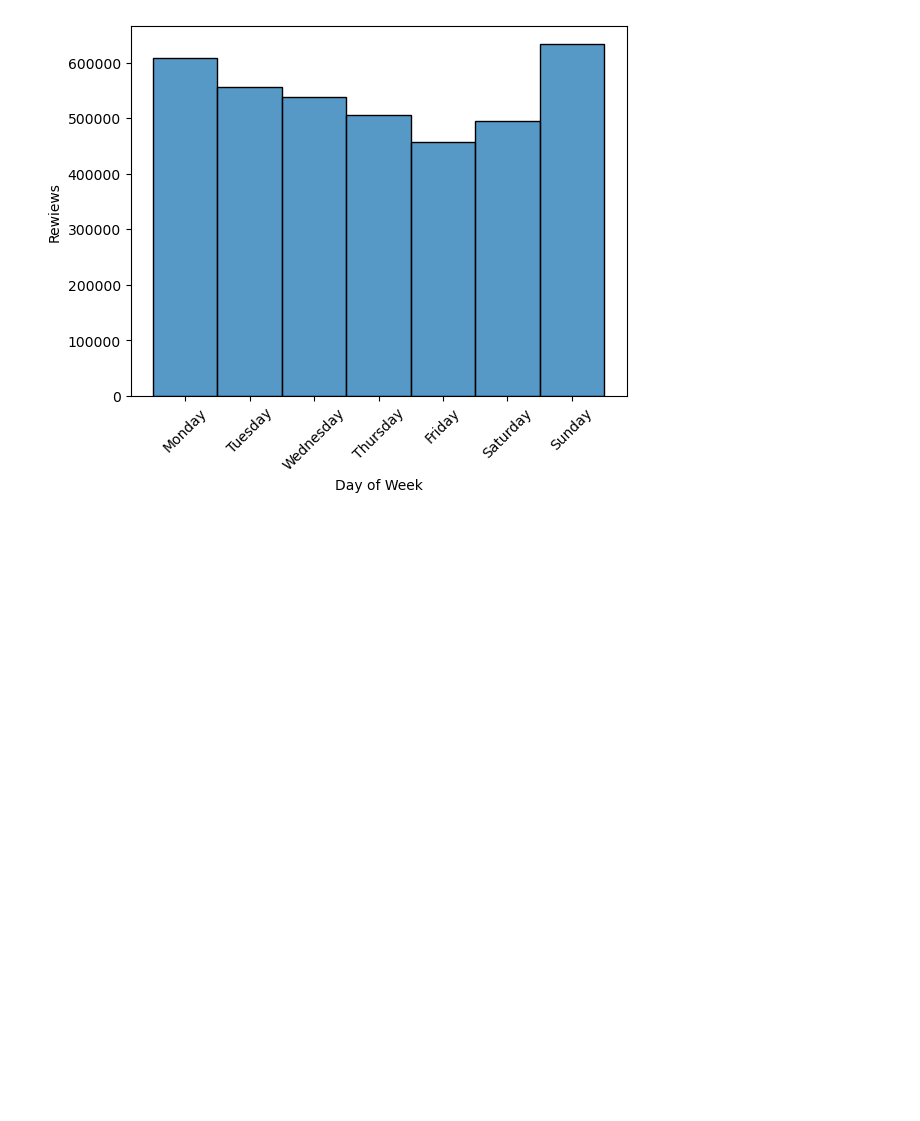
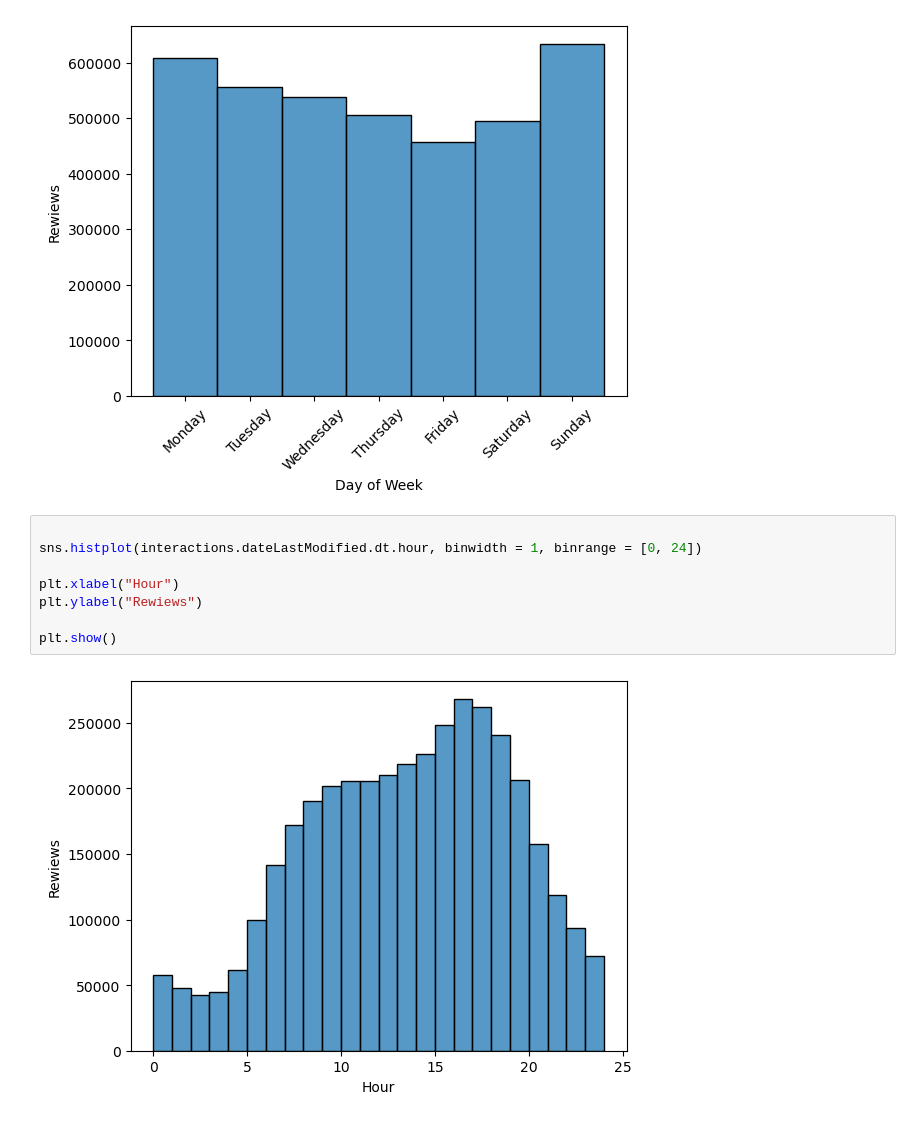
Before and after one commit to dtuleva/Recipe_Recommendation_System, a Jupyter notebook: RRS_EDA.ipynb, the cells around one changed output. Saved outputs shown, nothing was run; the diff lists cells and outputs as text; blank space fills up the shorter version.

```diff
--- a/RRS_EDA.ipynb
+++ b/RRS_EDA.ipynb
@@ -423,3 +423,13 @@ plt.xticks(ticks=np.arange(0.5, 7.5), labels=list(day_name), rotation = 45)
 plt.show()
 # %% [output]
 [figure]
+# %%
+
+sns.histplot(interactions.dateLastModified.dt.hour, binwidth = 1, binrange = [0, 24])
+
+plt.xlabel("Hour")
+plt.ylabel("Rewiews")
+
+plt.show()
+# %% [output]
+[figure, added]
```
Also changed, not shown: parts of 1 cell of this notebook, 15 other files.
